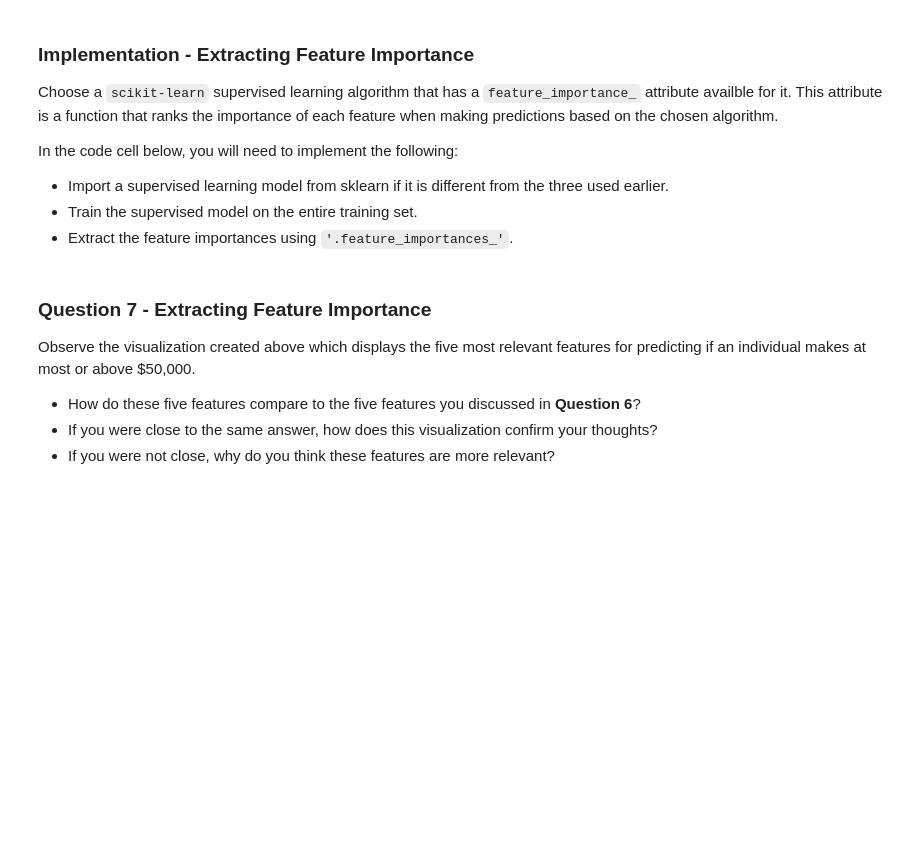
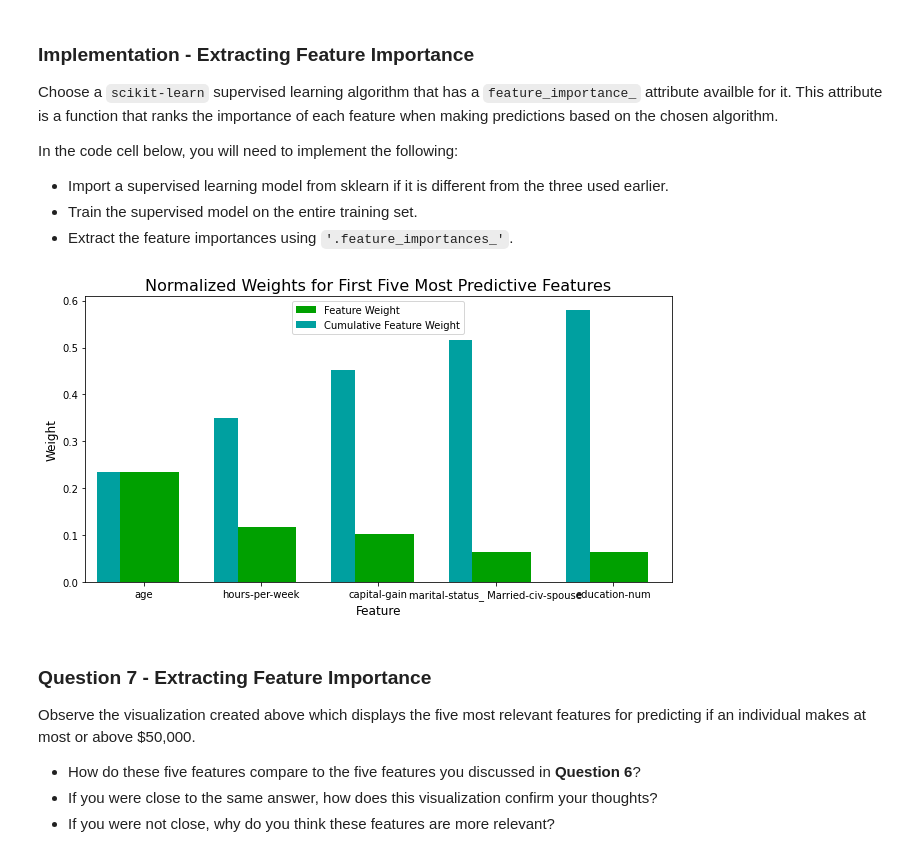
Before and after one commit to SimonGoller/finding_donors, a Jupyter notebook: finding_donors.ipynb, the cells around one changed output. Saved outputs shown, nothing was run; the diff lists cells and outputs as text; code cells hidden in the pictures; blank space fills up the shorter version.

```diff
--- a/finding_donors.ipynb
+++ b/finding_donors.ipynb
@@ -477,22 +477,29 @@ Fine tune the chosen model. Use grid search (`GridSearchCV`) with at least one i
 # %%
 # TODO: Import 'GridSearchCV', 'make_scorer', and any other necessary libraries
 from sklearn.model_selection import GridSearchCV
+from sklearn.metrics import make_scorer
 
 # TODO: Initialize the classifier
-clf = GridSearchCV()
+clf = RandomForestClassifier()
 
 # TODO: Create the parameters list you wish to tune, using a dictionary if needed.
 # HINT: parameters = {'parameter_1': [value1, value2], 'parameter_2': [value1, value2]}
-parameters = None
+parameters = {"max_depth": [1, 5],
+              "random_state": [12,  42],
+              "n_estimators": [1, 10, 50, 100],
+              "min_samples_leaf": list(range(1, 14, 2)),
+              "min_samples_split": [2, 4, 6]}
+#"min_samples_split": list(range(2, 7)),
+#"min_samples_leaf": list(range(1, 14, 2))
 
 # TODO: Make an fbeta_score scoring object using make_scorer()
-scorer = None
+scorer = make_scorer(fbeta_score, beta=0.5)
 
 # TODO: Perform grid search on the classifier using 'scorer' as the scoring method using GridSearchCV()
-grid_obj = None
+grid_obj = GridSearchCV(estimator=clf, param_grid=parameters, scoring=scorer)
 
 # TODO: Fit the grid search object to the training data and find the optimal parameters using fit()
-grid_fit = None
+grid_fit = grid_obj.fit(X_train, y_train)
 
 # Get the estimator
 best_clf = grid_fit.best_estimator_
@@ -547,16 +582,18 @@ In the code cell below, you will need to implement the following:
  - Extract the feature importances using `'.feature_importances_'`.
 # %%
 # TODO: Import a supervised learning model that has 'feature_importances_'
-
+#The chosen RandomForest already has the feature_importances_ imported
 
 # TODO: Train the supervised model on the training set using .fit(X_train, y_train)
-model = None
+model = clf.fit(X_train, y_train)
 
 # TODO: Extract the feature importances using .feature_importances_
-importances = None
+importances = model.feature_importances_
 
 # Plot
 vs.feature_plot(importances, X_train, y_train)
+# %% [output]
+[figure, added]
 # %% [markdown]
 ### Question 7 - Extracting Feature Importance
 
```
Also changed, not shown: parts of 11 cells of this notebook, 1 other file.
